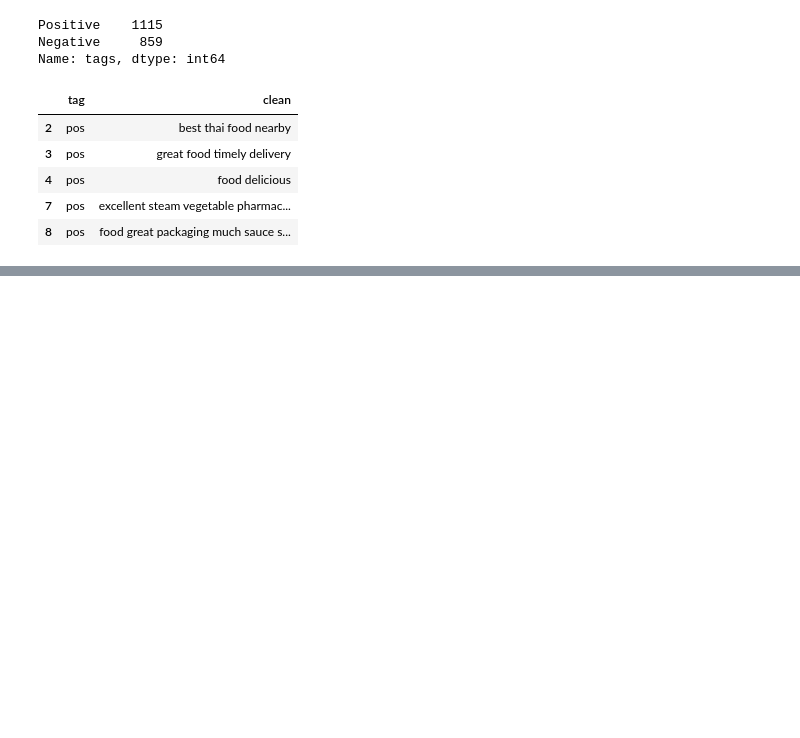
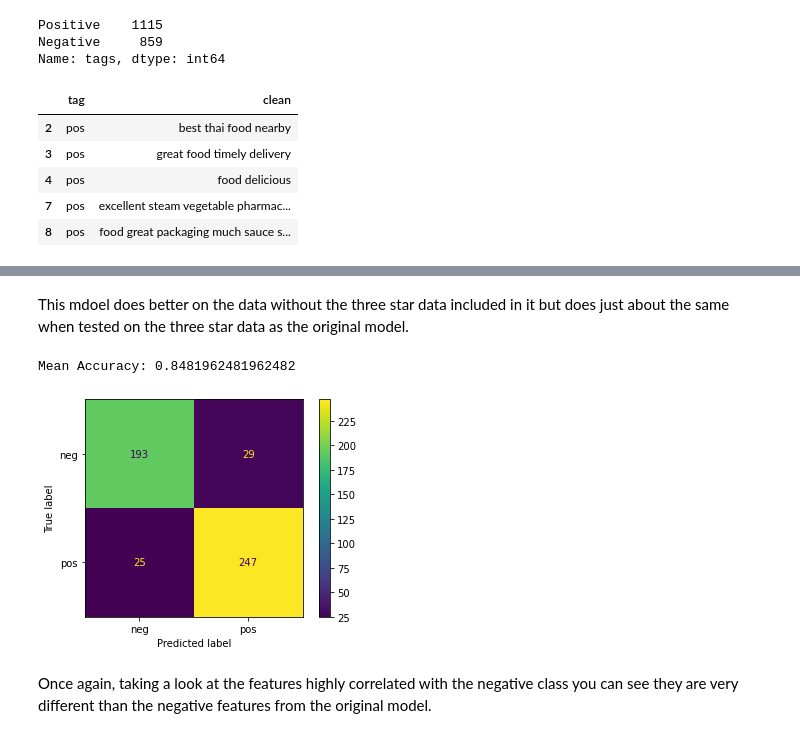
Before and after one commit to edwardsrk/yelp_reviews_tensorflow, a Jupyter notebook: yelp_final_notebook.ipynb, the cells around one changed output, grey strips where cells are left out. Drawn from its saved outputs; the diff is of its cells as text; code cells hidden in the pictures; blank space fills up the shorter version.

```diff
--- a/yelp_final_notebook.ipynb
+++ b/yelp_final_notebook.ipynb
@@ -1233,0 +1210,30 @@ ValueError: max_df corresponds to < documents than min_df
+# %%
+data = grub['clean']
+target = grub['tag']
+#separate features from target
+X_train, X_test, y_train, y_test = train_test_split(data,
+                                                    target,
+                                                    random_state=42,
+                                                    test_size=0.25)
+
+X_t, X_val, y_t, y_val = train_test_split(X_train, y_train,
+                                          test_size=0.25, random_state=42)
+# Secondary train-test split, validation set
+# %% [markdown]
+This mdoel does better on the data without the three star data included in it but does just about the same when tested on the three star data as the original model.
+# %%
+sgd_pipe_tuned_gb = Pipeline(steps =[('tf', TfidfVectorizer(max_df = 0.75, ngram_range = (1,2), max_features = 5000)),
+                                  ('sgd', SGDClassifier(alpha = 0.001, loss = 'modified_huber', penalty = 'L2'))])
+
+sgd_pipe_tuned_gb.fit(X_train, y_train)
+
+test_preds = sgd_pipe_tuned_gb.predict(X_test)
+sgd_acc = accuracy_score(y_test, test_preds)
+
+plot_confusion_matrix(sgd_pipe_tuned_gb, X_test, y_test);
+print("Mean Accuracy:", cross_val_score(sgd_pipe_tuned_gb, X_test, y_test).mean())
+# %% [output]
+Mean Accuracy: 0.8481962481962482
+[figure, added]
+# %% [markdown]
+Once again, taking a look at the features highly correlated with the negative class you can see they are very different than the negative features from the original model.
```
Also changed, not shown: parts of 23 cells of this notebook.
